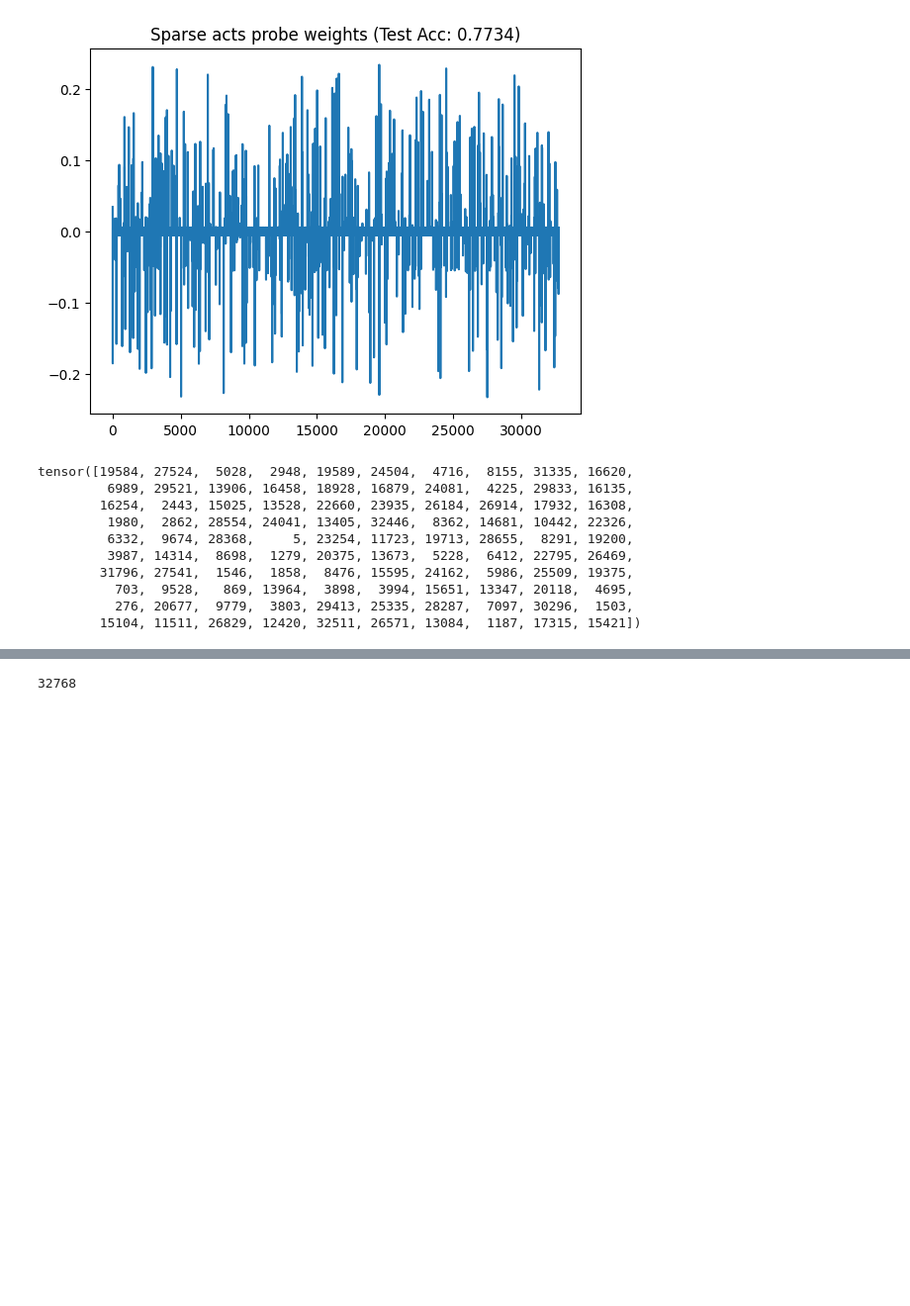
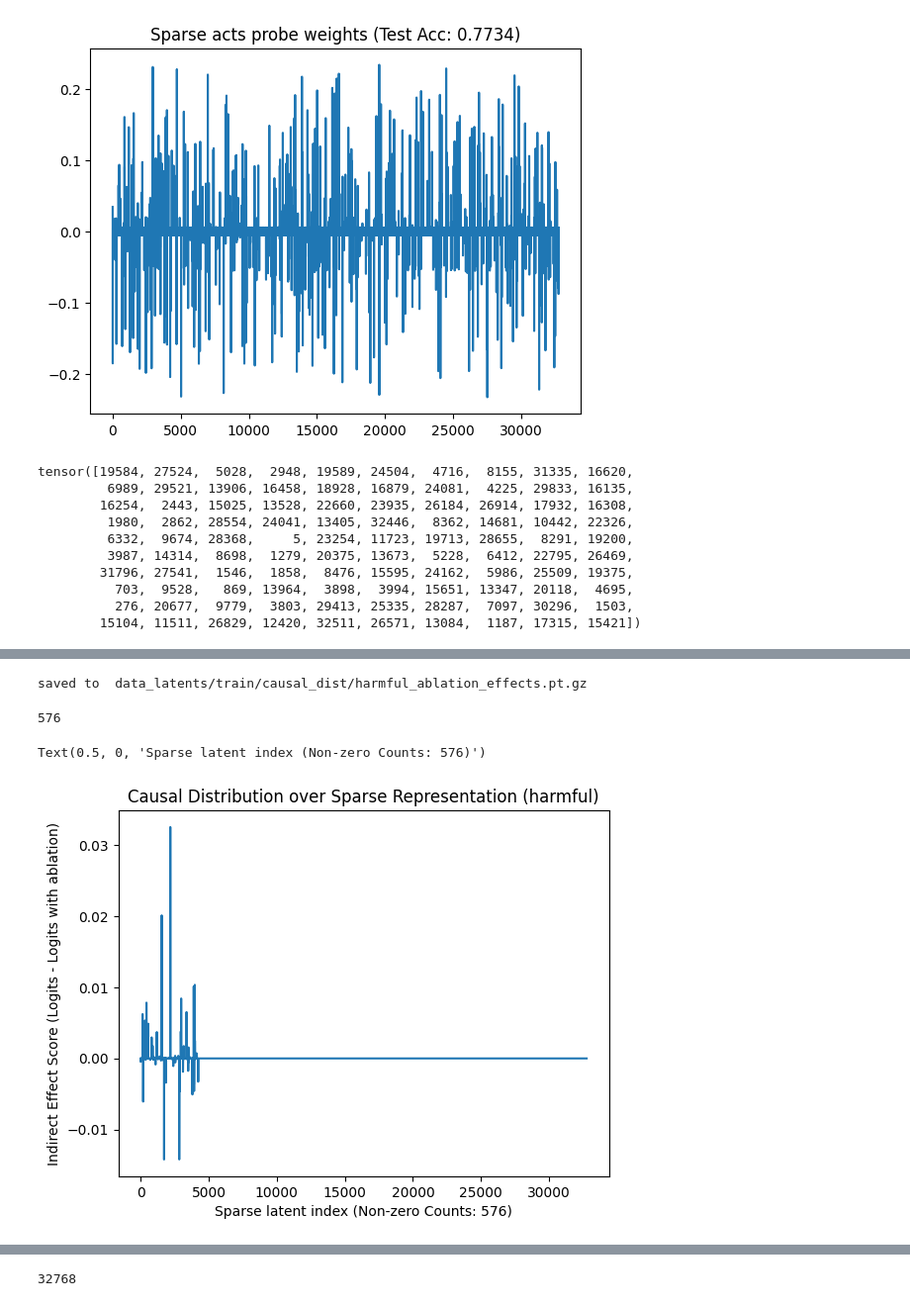
Before and after one commit to xinrose-lin/causal_interp_for_harm_detection, a Jupyter notebook: localised_probe_results.ipynb, the cells around one changed output, grey strips where cells are left out. Shown: that part at 99% size. Cells and saved outputs as stored; diff of their text form; code cells hidden in the pictures; blank space fills up the shorter version.

```diff
--- a/localised_probe_results.ipynb
+++ b/localised_probe_results.ipynb
@@ -148,7 +192,18 @@ Error:
+# %%
+save_to_pt_gz("data_latents/train/causal_dist/harmful_ablation_effects.pt.gz", harmful_causal_dist)
+# %% [output]
+saved to  data_latents/train/causal_dist/harmful_ablation_effects.pt.gz
+# %%
+harmful_causal_dist.nonzero().numel() # 576
+# %% [output]
+576
 # %%
 # import matplotlib.pyplot as plt
-plt.title(f"Causal Distribution over Sparse Representation of mean tokens (harmful)")
+plt.title(f"Causal Distribution over Sparse Representation (harmful)")
 plt.plot(harmful_causal_dist.detach().numpy())
 # Add text to the plot
-# plt.xlabel()
-plt.ylabel("Sparse latent index (Non-zero)")
+plt.ylabel("Indirect Effect Score (Logits - Logits with ablation)")
+plt.xlabel(f"Sparse latent index (Non-zero Counts: {harmful_causal_dist.nonzero().numel()})")
+# %% [output]
+Text(0.5, 0, 'Sparse latent index (Non-zero Counts: 576)')
+[figure, added]
```
Also changed, not shown: parts of 59 cells of this notebook.
